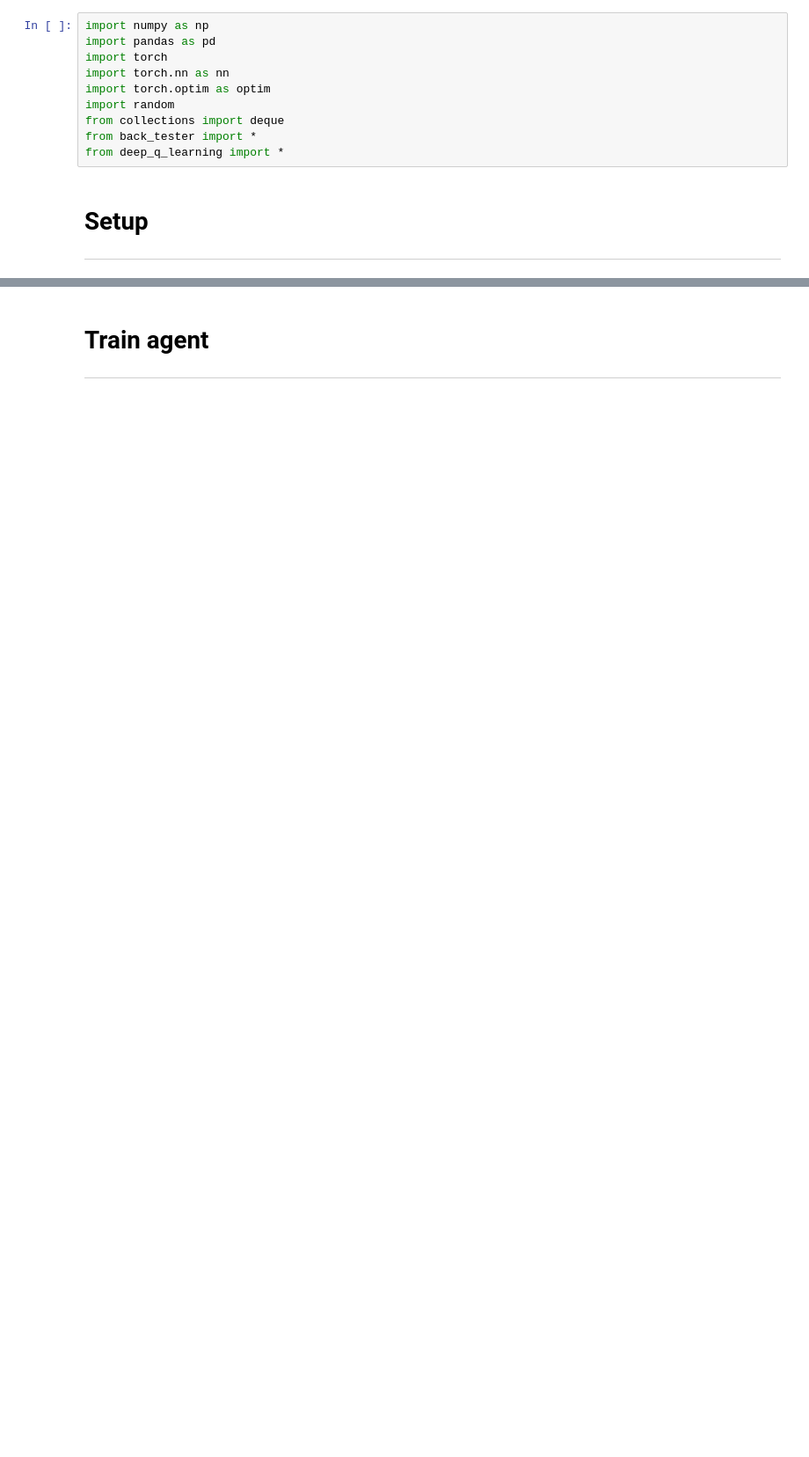
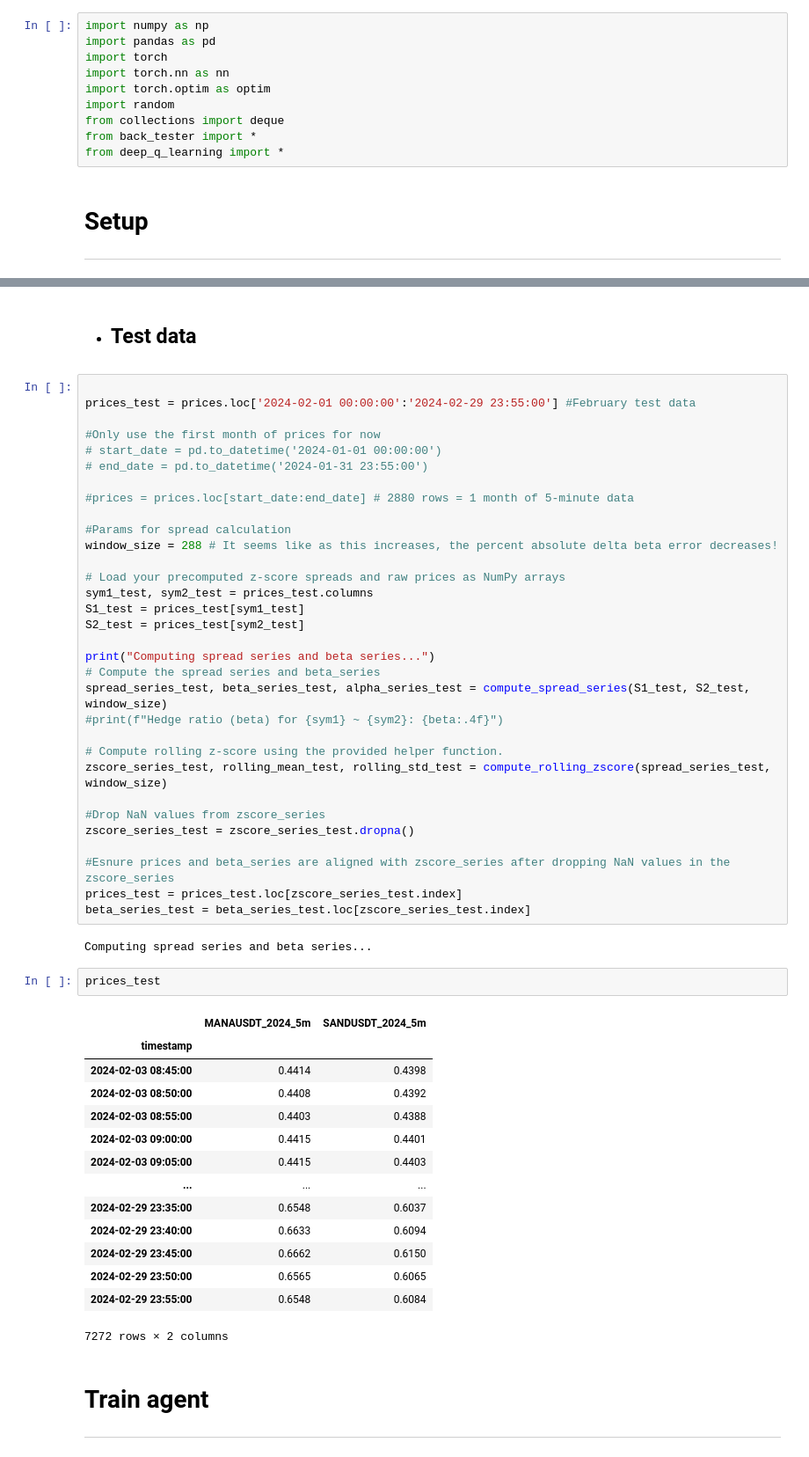
Before and after one commit to alexandrosdp/PairsTrading, a Jupyter notebook: deep_q_learning.ipynb, the cells around one changed output, grey strips where cells are left out. Shown: that part at 88% size. Cells and saved outputs as stored; diff of their text form; blank space fills up the shorter version.

```diff
--- a/deep_q_learning.ipynb
+++ b/deep_q_learning.ipynb
@@ -47,5 +54,58 @@ prices = prices.loc[zscore_series.index]
 # %% [output]
 Computing spread series and beta series...
+# %% [markdown]
+* ## Test data
+# %%
+
+prices_test = prices.loc['2024-02-01 00:00:00':'2024-02-29 23:55:00'] #February test data
+
+#Only use the first month of prices for now
+# start_date = pd.to_datetime('2024-01-01 00:00:00')
+# end_date = pd.to_datetime('2024-01-31 23:55:00')
+
+#prices = prices.loc[start_date:end_date] # 2880 rows = 1 month of 5-minute data
+
+#Params for spread calculation
+window_size = 288 # It seems like as this increases, the percent absolute delta beta error decreases!
+
+# Load your precomputed z-score spreads and raw prices as NumPy arrays
+sym1_test, sym2_test = prices_test.columns
+S1_test = prices_test[sym1_test]
+S2_test = prices_test[sym2_test]
+
+print("Computing spread series and beta series...")
+# Compute the spread series and beta_series
+spread_series_test, beta_series_test, alpha_series_test = compute_spread_series(S1_test, S2_test, window_size)
+#print(f"Hedge ratio (beta) for {sym1} ~ {sym2}: {beta:.4f}")
+
+# Compute rolling z-score using the provided helper function.
+zscore_series_test, rolling_mean_test, rolling_std_test = compute_rolling_zscore(spread_series_test, window_size)
+
+#Drop NaN values from zscore_series
+zscore_series_test = zscore_series_test.dropna()
+
+#Esnure prices and beta_series are aligned with zscore_series after dropping NaN values in the zscore_series
+prices_test = prices_test.loc[zscore_series_test.index]
+beta_series_test = beta_series_test.loc[zscore_series_test.index]
+# %% [output]
+Computing spread series and beta series...
+# %%
+prices_test
+# %% [output]
+|  | MANAUSDT_2024_5m | SANDUSDT_2024_5m |
+| timestamp |  |  |
+| 2024-02-03 08:45:00 | 0.4414 | 0.4398 |
+| 2024-02-03 08:50:00 | 0.4408 | 0.4392 |
+| 2024-02-03 08:55:00 | 0.4403 | 0.4388 |
+| 2024-02-03 09:00:00 | 0.4415 | 0.4401 |
+| 2024-02-03 09:05:00 | 0.4415 | 0.4403 |
+| ... | ... | ... |
+| 2024-02-29 23:35:00 | 0.6548 | 0.6037 |
+| 2024-02-29 23:40:00 | 0.6633 | 0.6094 |
+| 2024-02-29 23:45:00 | 0.6662 | 0.6150 |
+| 2024-02-29 23:50:00 | 0.6565 | 0.6065 |
+| 2024-02-29 23:55:00 | 0.6548 | 0.6084 |
+7272 rows × 2 columns
 # %% [markdown]
 # Train agent
 ---
```
Also changed, not shown: parts of 18 cells of this notebook, 4 other files.
